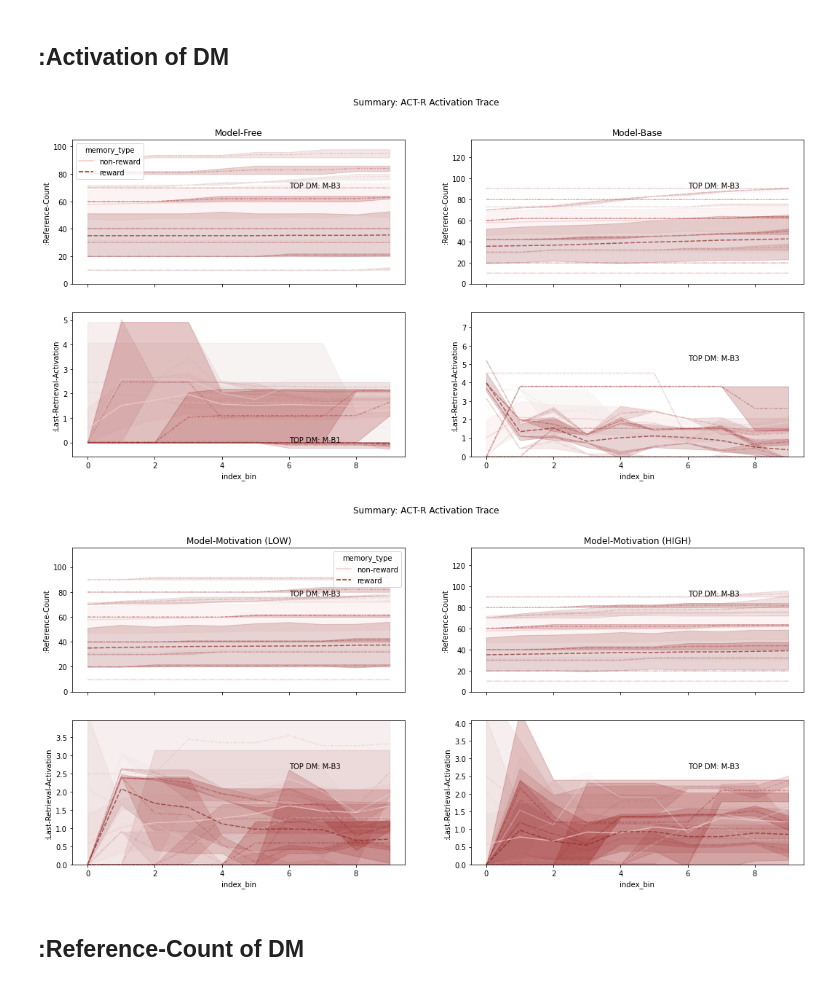
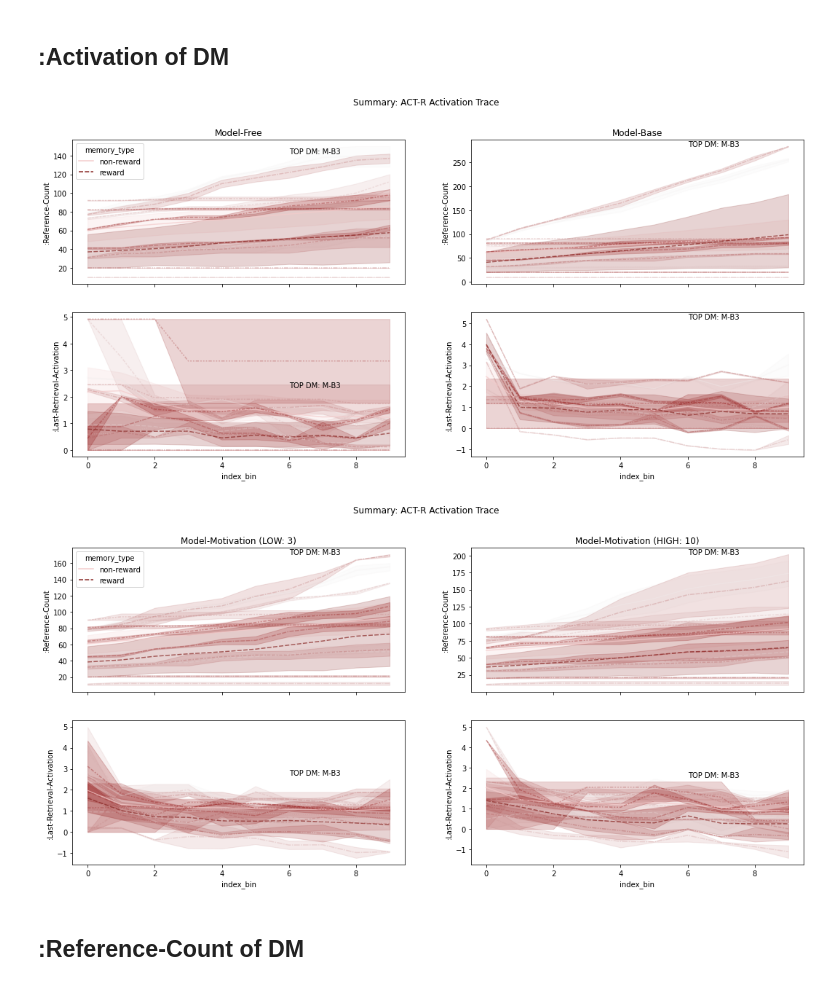
Before and after one commit to yangyuxue2333/ACTR-MarkovTask, a Jupyter notebook: analysis/compare_models.ipynb, the cells around one changed output. Cells and saved outputs as stored; diff of their text form; code cells hidden in the pictures.

```diff
--- a/analysis/compare_models.ipynb
+++ b/analysis/compare_models.ipynb
@@ -133,9 +141,11 @@ def df_behavior(m):
     return df
 # %%
-task_params={'REWARD': {'B1': 1, 'B2': 1, 'C1': 1, 'C2': 1}}
-task_params1={'REWARD': {'B1': 2, 'B2': 2, 'C1': 2, 'C2': 2}}
-task_params2={'REWARD': {'B1': 5, 'B2': 5, 'C1': 5, 'C2': 5}}
+task_params={'REWARD': {'B1': 3, 'B2': 3, 'C1': 3, 'C2': 3}}
+
+r1, r2 = 3, 10
+task_params1={'REWARD': {'B1': r1, 'B2': r1, 'C1': r1, 'C2': r1}}
+task_params2={'REWARD': {'B1': r2, 'B2': r2, 'C1': r2, 'C2': r2}}
 actr_params={'seed':'[100, 0]',  'ans': 0.2, 'egs':0.2, 'lf':0.5, 'bll':0.5}
 e=2
-n=10
+n=80
 # %%
@@ -359,17 +385,8 @@ sns.lineplot(data = df2_atrace, x='index_bin', y=':Last-Retrieval-Activation', h
 
 
 
-# sns.lineplot(data = df3_atrace, x='index_bin', y=':Reference-Count', hue='memory_type', style='memory_type', alpha=.7, palette=reward_palette1, legend=None, ax=axes[0][2])
-# sns.lineplot(data = df3_atrace, x='index_bin', y=':Reference-Count', hue='memory', style='memory', alpha=.3,  palette=reward_palette2, legend=None, ax=axes[0][2])
-
-# sns.lineplot(data = df3_atrace, x='index_bin', y=':Last-Retrieval-Activation', hue='memory_type', style='memory_type', alpha=.7, palette=reward_palette1, legend=None, ax=axes[1][2])
-# sns.lineplot(data = df3_atrace, x='index_bin', y=':Last-Retrieval-Activation', hue='memory', style='memory', alpha=.3,  palette=reward_palette2, legend=None, ax=axes[1][2])
-
-
-
 axes[0][0].set_title('Model-Free')
 axes[0][1].set_title('Model-Base')
-# axes[0][2].set_title('Model-Motivation')
 
 
 # annotation
@@ -378,8 +395,6 @@ df1_chunk_cnt = df1_atrace.groupby(['memory', 'memory_type'])[':Reference-Count'
 df1_chunk_act = df1_atrace.groupby(['memory', 'memory_type'])[':Last-Retrieval-Activation'].max().reset_index().sort_values(by = ['memory_type', ':Last-Retrieval-Activation'], ascending=False).values[0]
 df2_chunk_cnt = df2_atrace.groupby(['memory', 'memory_type'])[':Reference-Count'].max().reset_index().sort_values(by = ['memory_type', ':Reference-Count'], ascending=False).values[0]
 df2_chunk_act = df2_atrace.groupby(['memory', 'memory_type'])[':Last-Retrieval-Activation'].max().reset_index().sort_values(by = ['memory_type', ':Last-Retrieval-Activation'], ascending=False).values[0]
-# df3_chunk_cnt = df3_atrace.groupby(['memory', 'memory_type'])[':Reference-Count'].max().reset_index().sort_values(by = ['memory_type', ':Reference-Count'], ascending=False).values[0]
-# df3_chunk_act = df3_atrace.groupby(['memory', 'memory_type'])[':Last-Retrieval-Activation'].max().reset_index().sort_values(by = ['memory_type', ':Last-Retrieval-Activation'], ascending=False).values[0]
 
 
 axes[0][0].text(6, df1_chunk_cnt[-1], f'TOP DM: %s'% (df1_chunk_cnt[0]))
@@ -387,18 +402,14 @@ axes[1][0].text(6, df1_chunk_act[-1], f'TOP DM: %s'% (df1_chunk_act[0]))
 
 axes[0][1].text(6, df2_chunk_cnt[-1], f'TOP DM: %s'% (df2_chunk_cnt[0]))
 axes[1][1].text(6, df2_chunk_act[-1], f'TOP DM: %s'% (df2_chunk_act[0]))
-# axes[0][2].text(6, df3_chunk_cnt[-1], f'TOP DM: %s'% (df3_chunk_cnt[0]))
-# axes[1][2].text(6, df3_chunk_act[-1], f'TOP DM: %s'% (df3_chunk_act[0]))
 
-axes[0][0].set_ylim(0, df1_chunk_cnt[-1]*1.5)
-axes[0][1].set_ylim(0, df2_chunk_cnt[-1]*1.5)
-# axes[0][2].set_ylim(0, df2_chunk_cnt[-1]*1.5)
-axes[1][1].set_ylim(0, df2_chunk_act[-1]*1.5)
-# axes[1][2].set_ylim(0, df3_chunk_act[-1]*1.5)
+# axes[0][0].set_ylim(0, df1_chunk_cnt[-1]*1.5)
+# axes[0][1].set_ylim(0, df2_chunk_cnt[-1]*1.5)
+# axes[1][1].set_ylim(0, df2_chunk_act[-1]*1.5)
 
 plt.show()
 # %% [output]
-[figure, old version]
+[figure, new version]
 # %%
 fig, axes = plt.subplots(2, 2, figsize=(18, 8), sharex=True, sharey=False)
 
@@ -410,41 +421,40 @@ sns.lineplot(data = df31_atrace, x='index_bin', y=':Last-Retrieval-Activation',
 sns.lineplot(data = df31_atrace, x='index_bin', y=':Last-Retrieval-Activation', hue='memory', style='memory', alpha=.3,  palette=reward_palette2, legend=None, ax=axes[1][0])
 
 
 
 sns.lineplot(data = df32_atrace, x='index_bin', y=':Reference-Count', hue='memory_type', style='memory_type', alpha=.7, palette=reward_palette1, legend=None, ax=axes[0][1])
 sns.lineplot(data = df32_atrace, x='index_bin', y=':Reference-Count', hue='memory', style='memory', alpha=.3,  palette=reward_palette2, legend=None, ax=axes[0][1])
 
 sns.lineplot(data = df32_atrace, x='index_bin', y=':Last-Retrieval-Activation', hue='memory_type', style='memory_type', alpha=.7, palette=reward_palette1, legend=None,  ax=axes[1][1])
 sns.lineplot(data = df32_atrace, x='index_bin', y=':Last-Retrieval-Activation', hue='memory', style='memory', alpha=.3,  palette=reward_palette2, legend=None, ax=axes[1][1])
 
 
-axes[0][0].set_title('Model-Motivation (LOW)')
-axes[0][1].set_title('Model-Motivation (HIGH)')
-
+axes[0][0].set_title('Model-Motivation (LOW: %.d)' % (df31['received_reward'].max()))
+axes[0][1].set_title('Model-Motivation (HIGH: %.d)' % (df32['received_reward'].max()))
 
 # annotation
 
 df31_chunk_cnt = df31_atrace.groupby(['memory', 'memory_type'])[':Reference-Count'].max().reset_index().sort_values(by = ['memory_type', ':Reference-Count'], ascending=False).values[0]
 df31_chunk_act = df31_atrace.groupby(['memory', 'memory_type'])[':Last-Retrieval-Activation'].max().reset_index().sort_values(by = ['memory_type', ':Last-Retrieval-Activation'], ascending=False).values[0]
 df32_chunk_cnt = df32_atrace.groupby(['memory', 'memory_type'])[':Reference-Count'].max().reset_index().sort_values(by = ['memory_type', ':Reference-Count'], ascending=False).values[0]
 df32_chunk_act = df32_atrace.groupby(['memory', 'memory_type'])[':Last-Retrieval-Activation'].max().reset_index().sort_values(by = ['memory_type', ':Last-Retrieval-Activation'], ascending=False).values[0]
 
 
 axes[0][0].text(6, df31_chunk_cnt[-1], f'TOP DM: %s'% (df31_chunk_cnt[0]))
 axes[1][0].text(6, df31_chunk_act[-1], f'TOP DM: %s'% (df31_chunk_act[0]))
 
 axes[0][1].text(6, df32_chunk_cnt[-1], f'TOP DM: %s'% (df32_chunk_cnt[0]))
 axes[1][1].text(6, df32_chunk_act[-1], f'TOP DM: %s'% (df32_chunk_act[0]))
 
 
-axes[0][0].set_ylim(0, df31_chunk_cnt[-1]*1.5)
-axes[0][1].set_ylim(0, df32_chunk_cnt[-1]*1.5)
-axes[1][0].set_ylim(0, df31_chunk_act[-1]*1.5)
-axes[1][1].set_ylim(0, df32_chunk_act[-1]*1.5)
+# axes[0][0].set_ylim(0, df31_chunk_cnt[-1]*1.5)
+# axes[0][1].set_ylim(0, df32_chunk_cnt[-1]*1.5)
+# axes[1][0].set_ylim(0, df31_chunk_act[-1]*1.5)
+# axes[1][1].set_ylim(0, df32_chunk_act[-1]*1.5)
 
 plt.show()
 # %% [output]
-[figure, old version]
+[figure, new version]
 # %% [markdown]
 ## :Reference-Count of DM
 # %%
```
Also changed, not shown: parts of 13 cells of this notebook, 1 other file.
